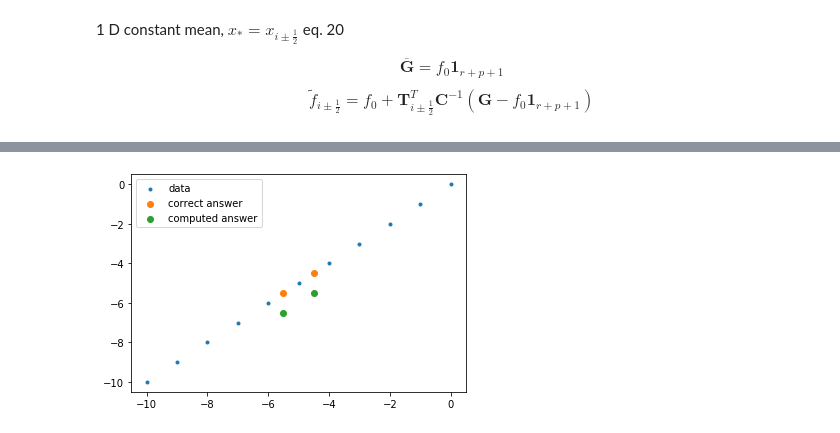
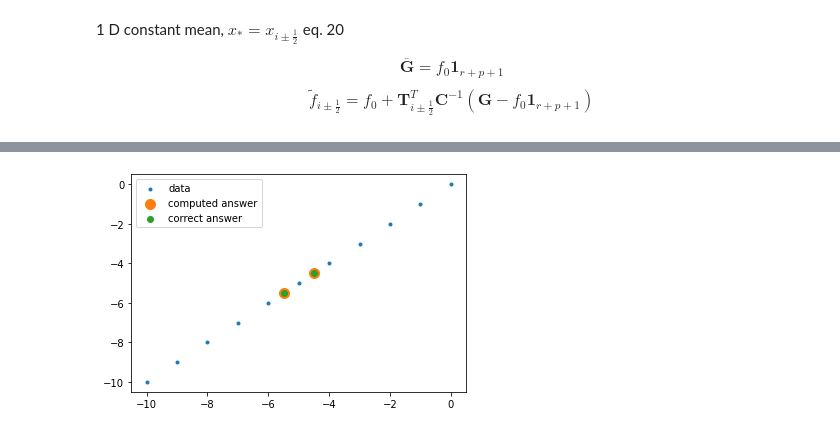
Before and after one commit to ChrisDeGrendele/gaussianprocesses, a Jupyter notebook: GP_Recipes.ipynb, the cells around one changed output, grey strips where cells are left out. Saved outputs shown, nothing was run; the diff lists cells and outputs as text; code cells hidden in the pictures.

```diff
--- a/GP_Recipes.ipynb
+++ b/GP_Recipes.ipynb
@@ -171,0 +250,23 @@ plt.legend();
+# %%
+#exact function
+def f(x):
+    return x*np.sin(x)*np.cos(x)
+
+#make discrete data
+x = np.linspace(0,2,100)
+y = f(x)
+
+#correct answer
+x_star = 1.56
+y_star_correct = f(x_star)
+
+#GP interpolation
+gp = GP_interpolation(x,y, Σ=0.91, l = 0.1)
+y_star = gp.interpolate(x_star)
+
+
+#plot results
+plt.scatter(x,y,marker='.',label="data")
+plt.scatter(x_star, y_star, label='computed answer', s= 100)
+plt.scatter(x_star, y_star_correct, label='correct answer')
+plt.legend();
@@ -261,7 +366,7 @@ def f_star_reconstruction_1d(x, y, i, p=2, r=2):
             C[ii - (i-p), jj - (i-p)] = getT(x[ii], x[jj], dx)
 
     G = y[i-p-1:i+r]
-    Gbar = f0*np.ones(N)
+    Gbar = np.mean(G)*np.ones(N)
 
 
     z = np.matmul(T.T, np.linalg.inv(C))
@@ -286,7 +391,7 @@ def f_star_reconstruction_1d(x, y, i, p=2, r=2):
             C[ii - (i-p), jj - (i-p)] = getT(x[ii], x[jj], dx)
 
     G = y[i-p-1:i+r]
-    Gbar = f0*np.ones(N)
+    Gbar = np.mean(G)*np.ones(N)
 
 
     z = np.matmul(T.T, np.linalg.inv(C))
@@ -299,28 +409,28 @@ def f_star_reconstruction_1d(x, y, i, p=2, r=2):
 # %%
 def f(x):
     return x
 
 #training data
 x = np.linspace(-10,0,11)
 y = f(x)
 dx = (x[-1] - x[0])/(len(x)-1)
 
 x_i = 5
 x_i_plus = x[x_i] + 0.5*dx
 x_i_minus = x[x_i] - 0.5*dx
 
 #solution
 y_i_plus  = f(x_i_plus)
 y_i_minus = f(x_i_minus)
 
 #gaussian process reconstruction
 numy_i_plus, numy_i_minus = f_star_reconstruction_1d(x,y, x_i)
 
 
 #plot results
 plt.scatter(x,y,marker='.',label="data")
+plt.scatter([x_i_plus, x_i_minus], [numy_i_plus, numy_i_minus], s=100, label='computed answer')
 plt.scatter([x_i_plus, x_i_minus], [y_i_plus, y_i_minus], label='correct answer')
-plt.scatter([x_i_plus, x_i_minus], [numy_i_plus, numy_i_minus], label='computed answer')
 plt.legend();
 # %% [output]
-[figure, old version]
+[figure, new version]
```
Also changed, not shown: parts of 18 cells of this notebook.
